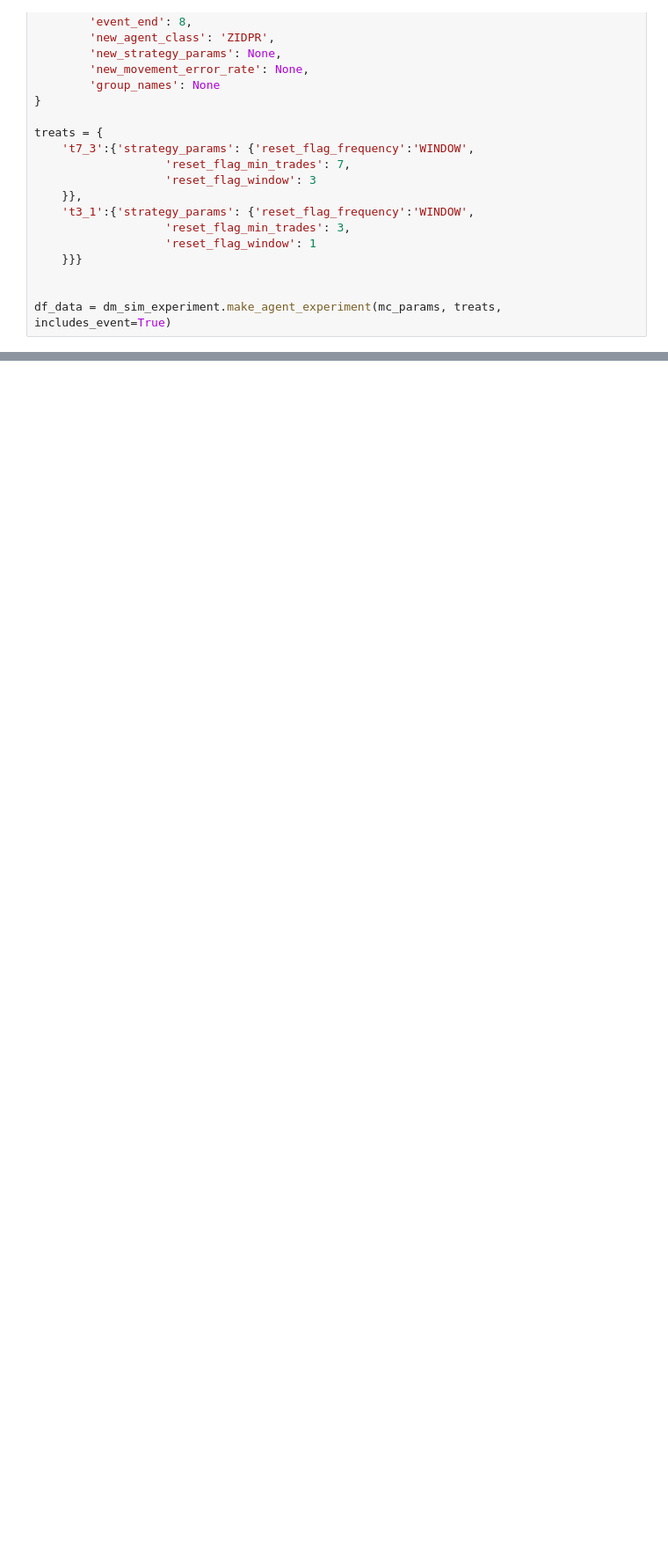
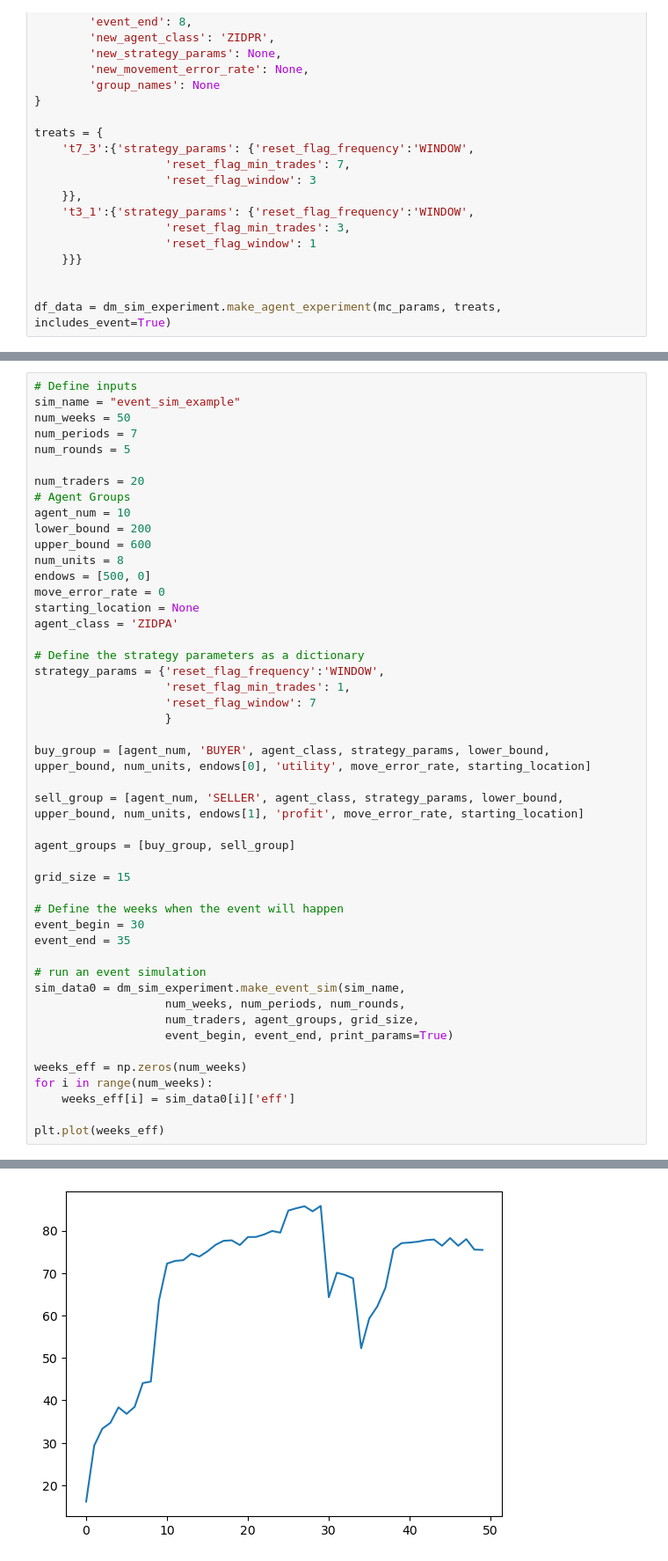
Before and after one commit to Kmccabe/dm_markets, a Jupyter notebook: modules_vCOVID/notebooks/test_notebook.ipynb, the cells around one changed output, grey strips where cells are left out. Shown at 88% size. Drawn from its saved outputs; the diff is of its cells as text; blank space fills up the shorter version.

```diff
--- a/modules_vCOVID/notebooks/test_notebook.ipynb
+++ b/modules_vCOVID/notebooks/test_notebook.ipynb
@@ -362,0 +408,48 @@ dm_utils.plot_comp_efficiencies(exp2_eff, shadow=True, event_bars=(7, 8))
+# %%
+# Define inputs
+sim_name = "event_sim_example"
+num_weeks = 50
+num_periods = 7
+num_rounds = 5
+
+num_traders = 20
+# Agent Groups
+agent_num = 10
+lower_bound = 200
+upper_bound = 600
+num_units = 8
+endows = [500, 0]
+move_error_rate = 0
+starting_location = None
+agent_class = 'ZIDPA'
+
+# Define the strategy parameters as a dictionary
+strategy_params = {'reset_flag_frequency':'WINDOW',
+                   'reset_flag_min_trades': 1,
+                   'reset_flag_window': 7
+                   }
+
+buy_group = [agent_num, 'BUYER', agent_class, strategy_params, lower_bound, upper_bound, num_units, endows[0], 'utility', move_error_rate, starting_location]
+
+sell_group = [agent_num, 'SELLER', agent_class, strategy_params, lower_bound, upper_bound, num_units, endows[1], 'profit', move_error_rate, starting_location]
+
+agent_groups = [buy_group, sell_group]
+
+grid_size = 15
+
+# Define the weeks when the event will happen
+event_begin = 30
+event_end = 35
+
+# run an event simulation
+sim_data0 = dm_sim_experiment.make_event_sim(sim_name,
+                   num_weeks, num_periods, num_rounds,
+                   num_traders, agent_groups, grid_size,
+                   event_begin, event_end, print_params=True)
+
+weeks_eff = np.zeros(num_weeks)
+for i in range(num_weeks):
+    weeks_eff[i] = sim_data0[i]['eff']
+
+plt.plot(weeks_eff)
+# %% [output]
@@ -362,0 +458 @@ dm_utils.plot_comp_efficiencies(exp2_eff, shadow=True, event_bars=(7, 8))
+[figure, added]
```
Also changed, not shown: parts of 16 cells of this notebook, 4 other files.
